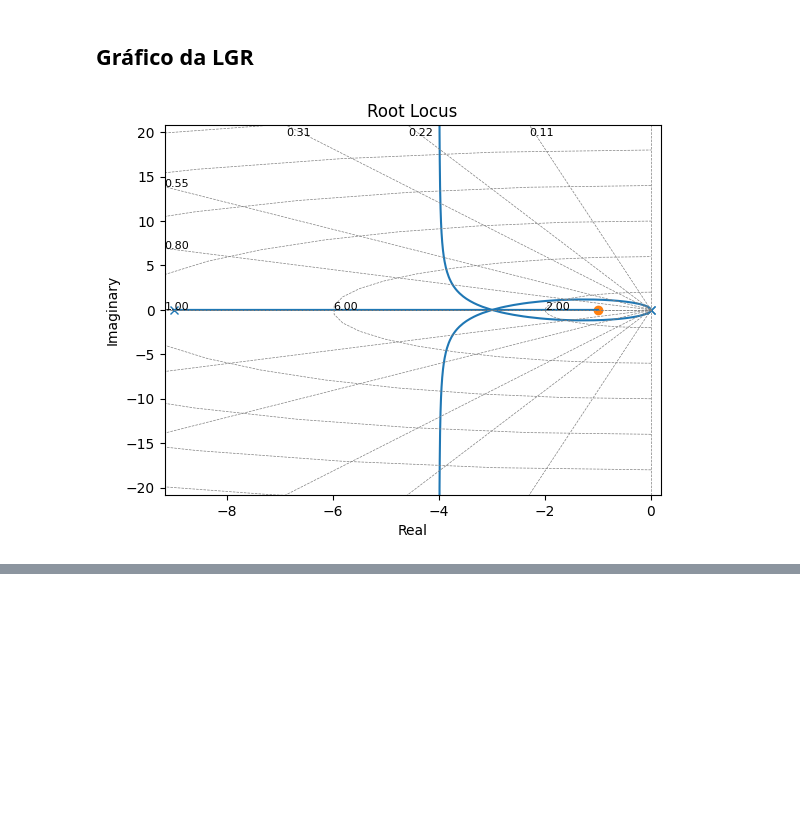
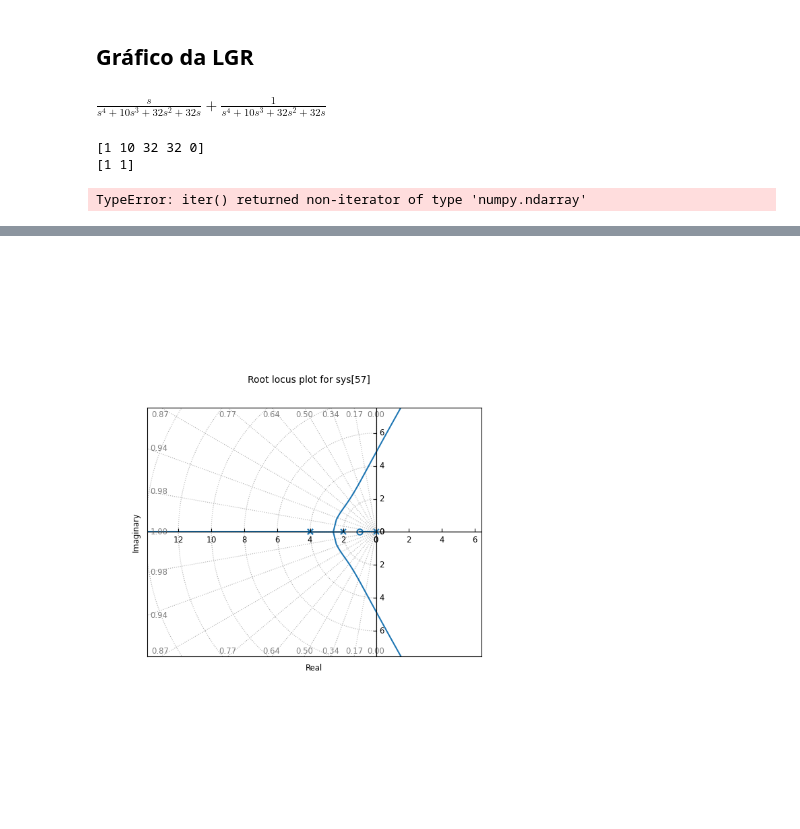
Before and after one commit to andrevale99/CONTROLE_DCA3701.X, a Jupyter notebook: U1/LGR.ipynb, the cells around one changed output, grey strips where cells are left out. Saved outputs shown, nothing was run; the diff lists cells and outputs as text; code cells hidden in the pictures; blank space fills up the shorter version.

```diff
--- a/U1/LGR.ipynb
+++ b/U1/LGR.ipynb
@@ -199,6 +166,7 @@ $/\underline{{G(s)H(s)}} |_{s = s_i} = \sum (\theta_i) - \sum (\phi_j) = 180° \
 # %%
 theta_sum = 0
 phi_sum = 0
+CriterioDeAngulo = False
 
 for i in polos:
     theta_sum += np.rad2deg(np.arctan2(si.imag - i.imag, si.real - i.real))
@@ -217,6 +185,8 @@ CriterioAngulo = theta_sum - phi_sum
 
 if CriterioAngulo < (180 + 0.2) and CriterioAngulo > (180 - 0.2):
     print(f'DENTRO: Ponto pertence ao LGR: {CriterioAngulo} ')
+    CriterioDeAngulo = True
 else:
     print(f'FORA: Ponto NAO pertence ao LGR: {CriterioAngulo}')
+    CriterioDeAngulo = False
 # %% [output]
@@ -256,10 +224,51 @@ Valor do parametro K na raiz (-2+1j): 25.000000000000004
 # %% [markdown]
 ## Gráfico da LGR
-# %%
-GH = ct.TransferFunction(Zeros_plot, Polos_plot)
-
-rlist, klist = ct.rlocus(GH)
-
-plt.show()
-# %% [output]
-[figure, removed]
+# %%
+Ps = GsHs_numerador / GsHs_denominador
+Ps = sympy.factor(Ps)
+display(Ps.expand())
+
+Coeficientes_denominador = np.array(sympy.Poly(GsHs_denominador,s).all_coeffs())
+Coeficientes_numerador = np.array(sympy.Poly(GsHs_numerador,s).all_coeffs())
+
+print(Coeficientes_denominador)
+print(Coeficientes_numerador)
+# %% [output]
+$\displaystyle \frac{s}{s^{4} + 10 s^{3} + 32 s^{2} + 32 s} + \frac{1}{s^{4} + 10 s^{3} + 32 s^{2} + 32 s}$
+[1 10 32 32 0]
+[1 1]
+# %%
+Polos_plot = np.zeros((len(Coeficientes_denominador)))
+
+if len(Coeficientes_numerador) == 1:
+    Zeros_plot = np.zeros((len(Coeficientes_numerador)+1))
+    Zeros_plot[1] = Coeficientes_numerador[0]
+else:
+    Zeros_plot = np.zeros((len(Coeficientes_numerador)))
+
+    for i in range(len(Coeficientes_numerador)):
+        Zeros_plot[i] = Coeficientes_numerador[i]
+
+for i in range(len(Coeficientes_denominador)):
+    Polos_plot[i] = Coeficientes_denominador[i]
+
+# AS DUAS VARIAVEIS ABAIXO SERVEM PARA PLOTAR
+# O GRAFICO NA ÚLTIMA CÉLULA
+#
+# No menor indice do vetor, deve ser colocado
+# a constante que acompanha o termo "s" de maior
+# grau. TODOS OS TERMOS DEVEM ESTA COM O SINAL TROCADO
+# Se o POLO/ZERO for do lado esquerdo do plano S, deve-se
+# inverter seu sinal
+#
+# EXEMPLO: (2s^2 + 4s + 7) / (s^2 + 99s)
+# numerador = np.array([2,4,0,7])
+# denominador = np.array([1,99,0])
+# Zeros_plot = np.array([0,1])
+# Polos_plot = np.array([1,12,64,128,0])
+
+GH = ct.TransferFunction(Zeros_plot, Polos_plot)
+
+rlist, klist = ct.rlocus(GH)
+# %% [output]
+TypeError: iter() returned non-iterator of type 'numpy.ndarray'
@@ -265,0 +276 @@ plt.show()
+[figure, added]
```
Also changed, not shown: parts of 14 cells of this notebook.
